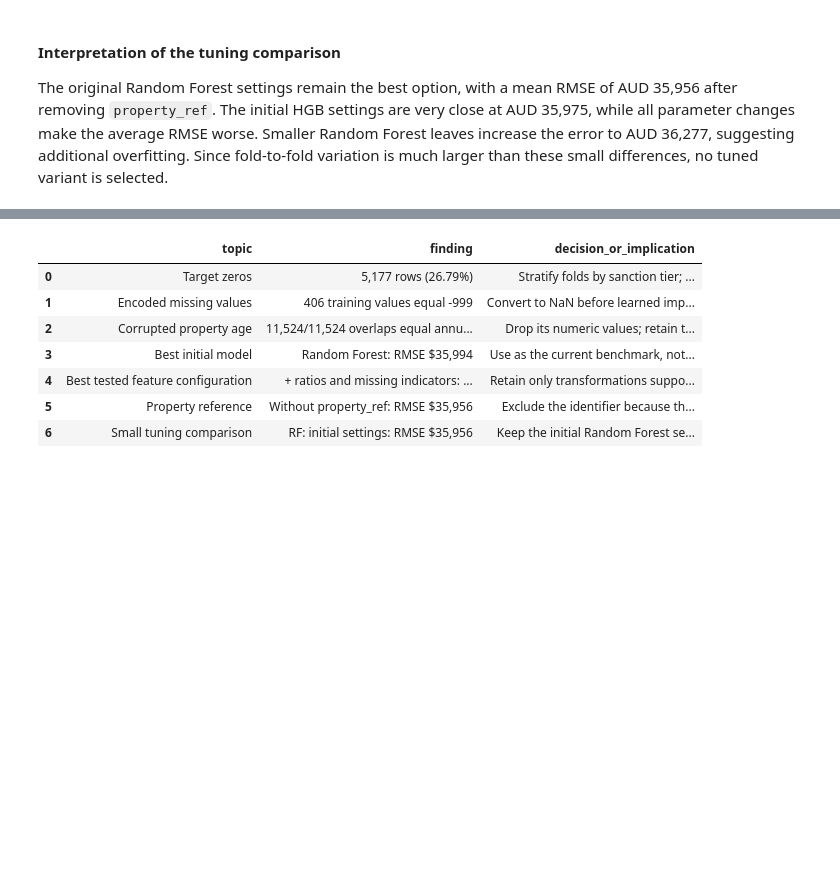
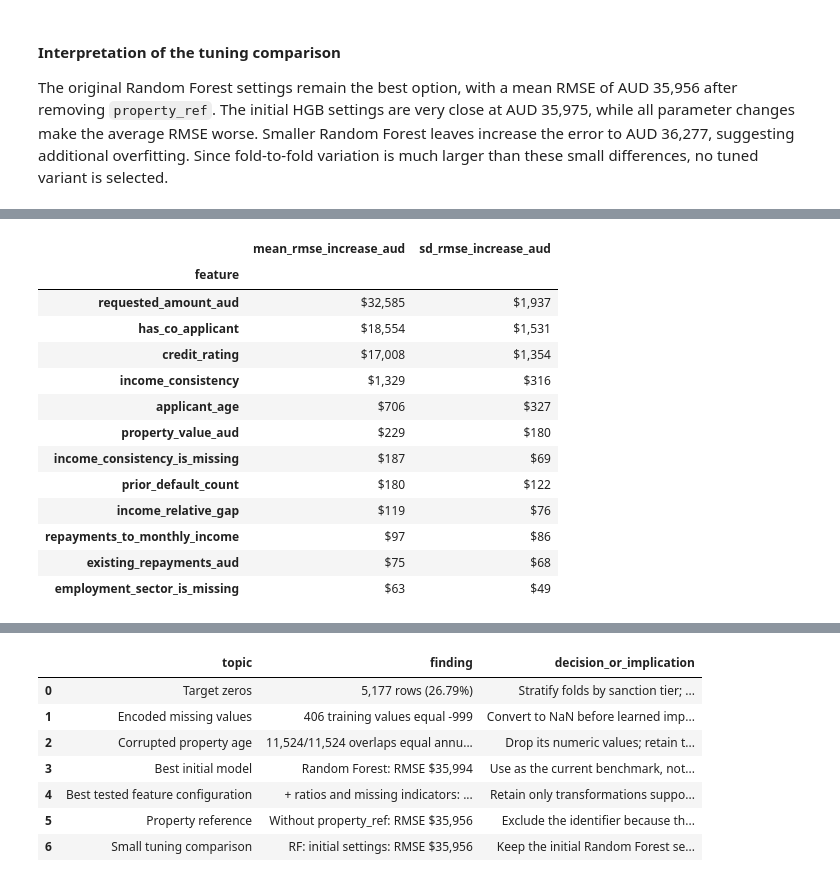
Before and after one commit to Adityap665/FIT-5149, a Jupyter notebook: FIT5149_A1_analysis.ipynb, the cells around one changed output, grey strips where cells are left out. Cells and saved outputs as stored; diff of their text form; code cells hidden in the pictures; blank space fills up the shorter version.

```diff
--- a/FIT5149_A1_analysis.ipynb
+++ b/FIT5149_A1_analysis.ipynb
@@ -2120,0 +2127,92 @@ The original Random Forest settings remain the best option, with a mean RMSE of
+# %%
+# Measure how much each feature affects validation RMSE
+permutation_rows = []
+
+for fold_number, (train_index, valid_index) in enumerate(folds, start=1):
+    influence_model = Pipeline(
+        steps=[
+            ("preprocess", clone(selected_ordinal_preprocessor)),
+            (
+                "model",
+                RandomForestRegressor(
+                    n_estimators=250,
+                    min_samples_leaf=2,
+                    max_features=0.8,
+                    n_jobs=-1,
+                    random_state=RANDOM_STATE,
+                ),
+            ),
+        ]
+    )
+
+    influence_model.fit(
+        X_selected.iloc[train_index],
+        y.iloc[train_index],
+    )
+
+    validation_x = X_selected.iloc[valid_index]
+
+    baseline_prediction = np.clip(
+        influence_model.predict(validation_x),
+        0,
+        requested_array[valid_index],
+    )
+    baseline_rmse = rmse(y.iloc[valid_index], baseline_prediction)
+
+    # Shuffle one feature at a time inside the validation fold
+    for feature_number, feature in enumerate(X_selected.columns):
+        rng = np.random.default_rng(
+            RANDOM_STATE + 1000 * fold_number + feature_number
+        )
+
+        shuffled_validation = validation_x.copy()
+        shuffled_validation[feature] = rng.permutation(
+            validation_x[feature].to_numpy()
+        )
+
+        shuffled_prediction = np.clip(
+            influence_model.predict(shuffled_validation),
+            0,
+            requested_array[valid_index],
+        )
+
+        shuffled_rmse = rmse(
+            y.iloc[valid_index],
+            shuffled_prediction,
+        )
+
+        permutation_rows.append(
+            {
+                "feature": feature,
+                "fold": fold_number,
+                "rmse_increase_aud": shuffled_rmse - baseline_rmse,
+            }
+        )
+
+permutation_detail = pd.DataFrame(permutation_rows)
+
+permutation_summary = (
+    permutation_detail.groupby("feature")
+    .agg(
+        mean_rmse_increase_aud=("rmse_increase_aud", "mean"),
+        sd_rmse_increase_aud=("rmse_increase_aud", "std"),
+    )
+    .sort_values("mean_rmse_increase_aud", ascending=False)
+)
+
+permutation_summary.head(12).style.format("${:,.0f}")
+# %% [output]
+|  | mean_rmse_increase_aud | sd_rmse_increase_aud |
+| feature |  |  |
+| requested_amount_aud | $32,585 | $1,937 |
+| has_co_applicant | $18,554 | $1,531 |
+| credit_rating | $17,008 | $1,354 |
+| income_consistency | $1,329 | $316 |
+| applicant_age | $706 | $327 |
+| property_value_aud | $229 | $180 |
+| income_consistency_is_missing | $187 | $69 |
+| prior_default_count | $180 | $122 |
+| income_relative_gap | $119 | $76 |
+| repayments_to_monthly_income | $97 | $86 |
+| existing_repayments_aud | $75 | $68 |
+| employment_sector_is_missing | $63 | $49 |
```
Also changed, not shown: parts of 7 cells of this notebook.
